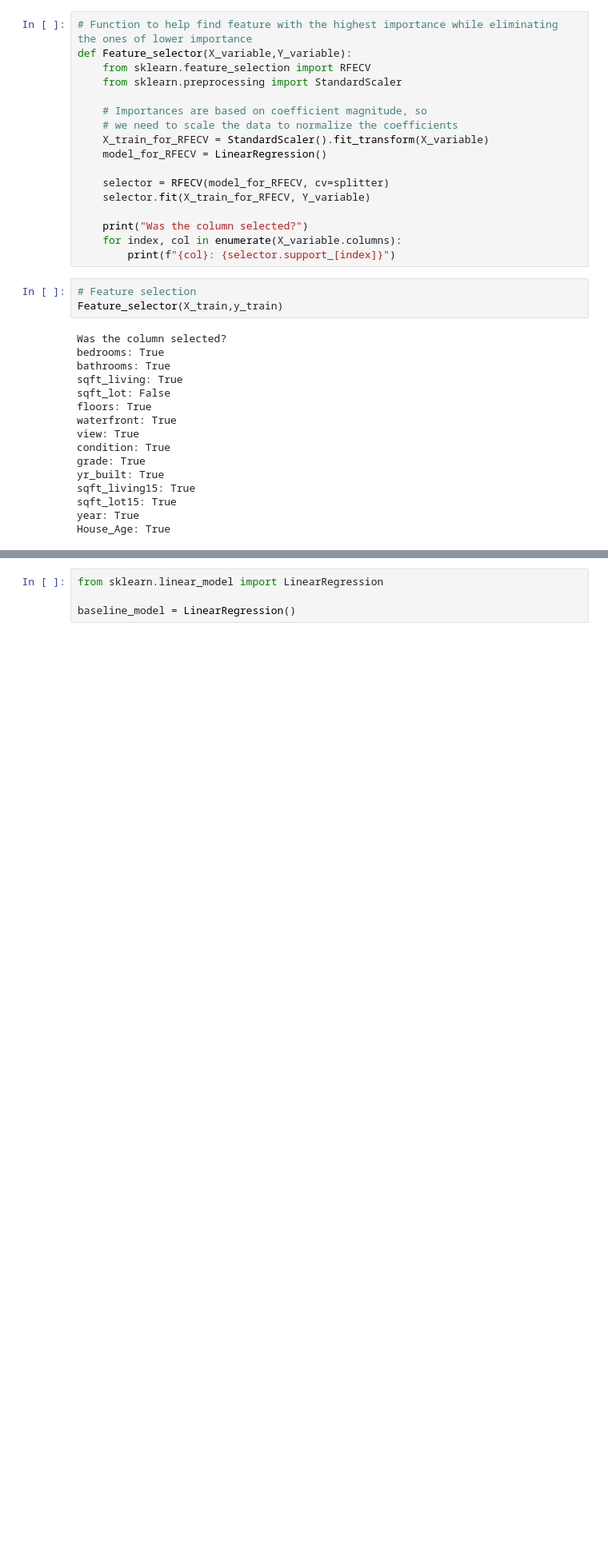
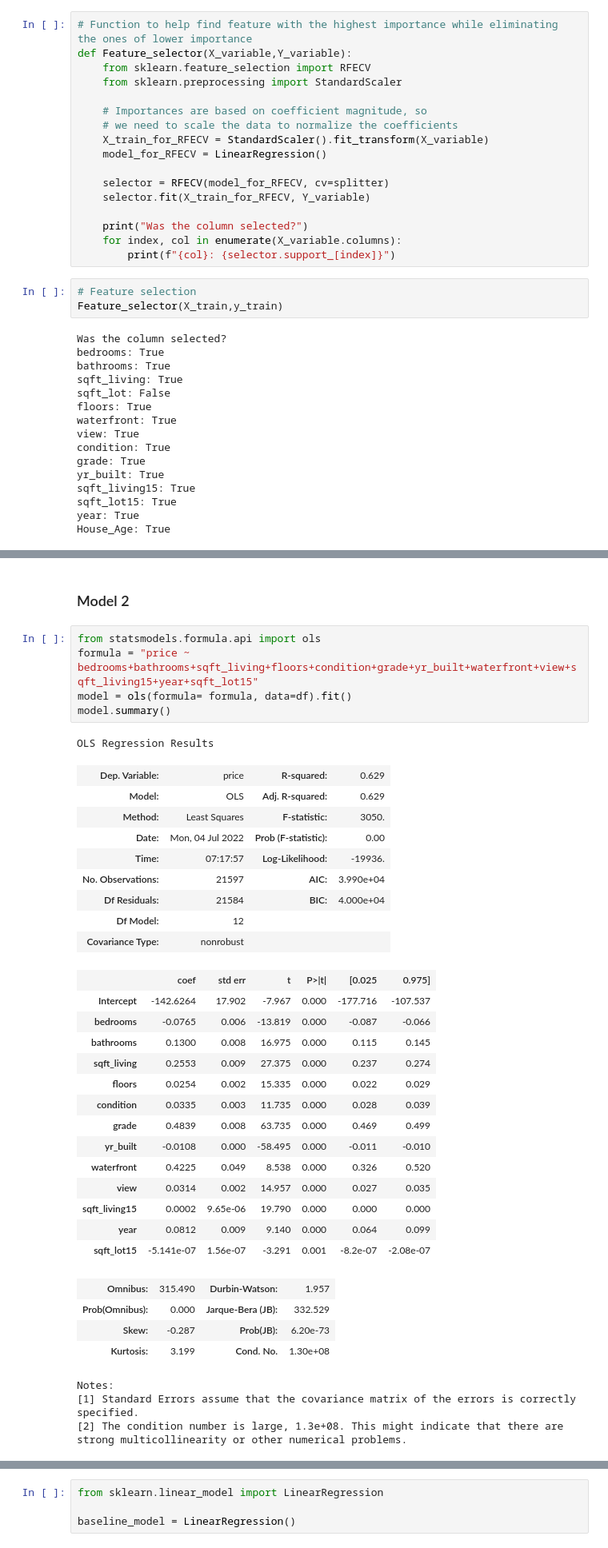
Before and after one commit to oscar066/Modelling_House_Sales, a Jupyter notebook: index.ipynb, the cells around one changed output, grey strips where cells are left out. Shown: that part at 80% size. Drawn from its saved outputs; the diff is of its cells as text; blank space fills up the shorter version.

```diff
--- a/index.ipynb
+++ b/index.ipynb
@@ -837,0 +861,40 @@ House_Age: True
+# %% [markdown]
+### Model 2
+# %%
+from statsmodels.formula.api import ols
+formula = "price ~ bedrooms+bathrooms+sqft_living+floors+condition+grade+yr_built+waterfront+view+sqft_living15+year+sqft_lot15"
+model = ols(formula= formula, data=df).fit()
+model.summary()
+# %% [output]
+OLS Regression Results
+| Dep. Variable: | price | R-squared: | 0.629 |
+| Model: | OLS | Adj. R-squared: | 0.629 |
+| Method: | Least Squares | F-statistic: | 3050. |
+| Date: | Mon, 04 Jul 2022 | Prob (F-statistic): | 0.00 |
+| Time: | 07:17:57 | Log-Likelihood: | -19936. |
+| No. Observations: | 21597 | AIC: | 3.990e+04 |
+| Df Residuals: | 21584 | BIC: | 4.000e+04 |
+| Df Model: | 12 |  |  |
+| Covariance Type: | nonrobust |  |  |
+|  | coef | std err | t | P>|t| | [0.025 | 0.975] |
+| Intercept | -142.6264 | 17.902 | -7.967 | 0.000 | -177.716 | -107.537 |
+| bedrooms | -0.0765 | 0.006 | -13.819 | 0.000 | -0.087 | -0.066 |
+| bathrooms | 0.1300 | 0.008 | 16.975 | 0.000 | 0.115 | 0.145 |
+| sqft_living | 0.2553 | 0.009 | 27.375 | 0.000 | 0.237 | 0.274 |
+| floors | 0.0254 | 0.002 | 15.335 | 0.000 | 0.022 | 0.029 |
+| condition | 0.0335 | 0.003 | 11.735 | 0.000 | 0.028 | 0.039 |
+| grade | 0.4839 | 0.008 | 63.735 | 0.000 | 0.469 | 0.499 |
+| yr_built | -0.0108 | 0.000 | -58.495 | 0.000 | -0.011 | -0.010 |
+| waterfront | 0.4225 | 0.049 | 8.538 | 0.000 | 0.326 | 0.520 |
+| view | 0.0314 | 0.002 | 14.957 | 0.000 | 0.027 | 0.035 |
+| sqft_living15 | 0.0002 | 9.65e-06 | 19.790 | 0.000 | 0.000 | 0.000 |
+| year | 0.0812 | 0.009 | 9.140 | 0.000 | 0.064 | 0.099 |
+| sqft_lot15 | -5.141e-07 | 1.56e-07 | -3.291 | 0.001 | -8.2e-07 | -2.08e-07 |
+| Omnibus: | 315.490 | Durbin-Watson: | 1.957 |
+| Prob(Omnibus): | 0.000 | Jarque-Bera (JB): | 332.529 |
+| Skew: | -0.287 | Prob(JB): | 6.20e-73 |
+| Kurtosis: | 3.199 | Cond. No. | 1.30e+08 |
+Notes:
+[1] Standard Errors assume that the covariance matrix of the errors is correctly specified.
+[2] The condition number is large, 1.3e+08. This might indicate that there are
+strong multicollinearity or other numerical problems.
```
Also changed, not shown: parts of 54 cells of this notebook.
